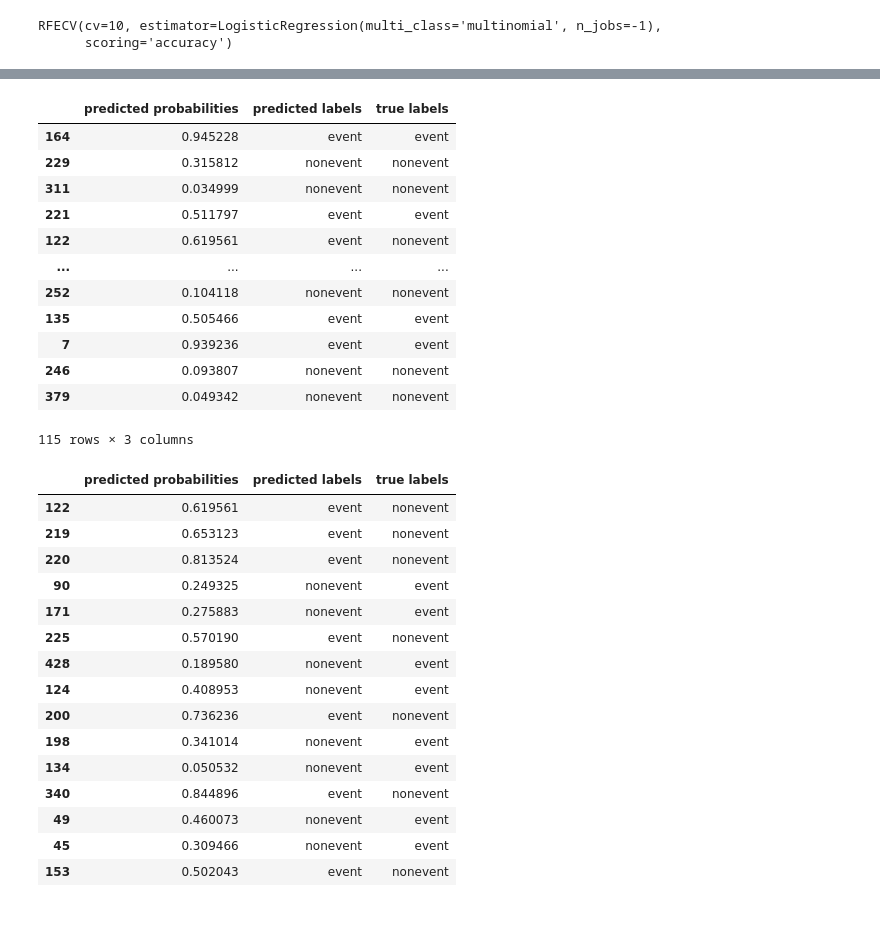
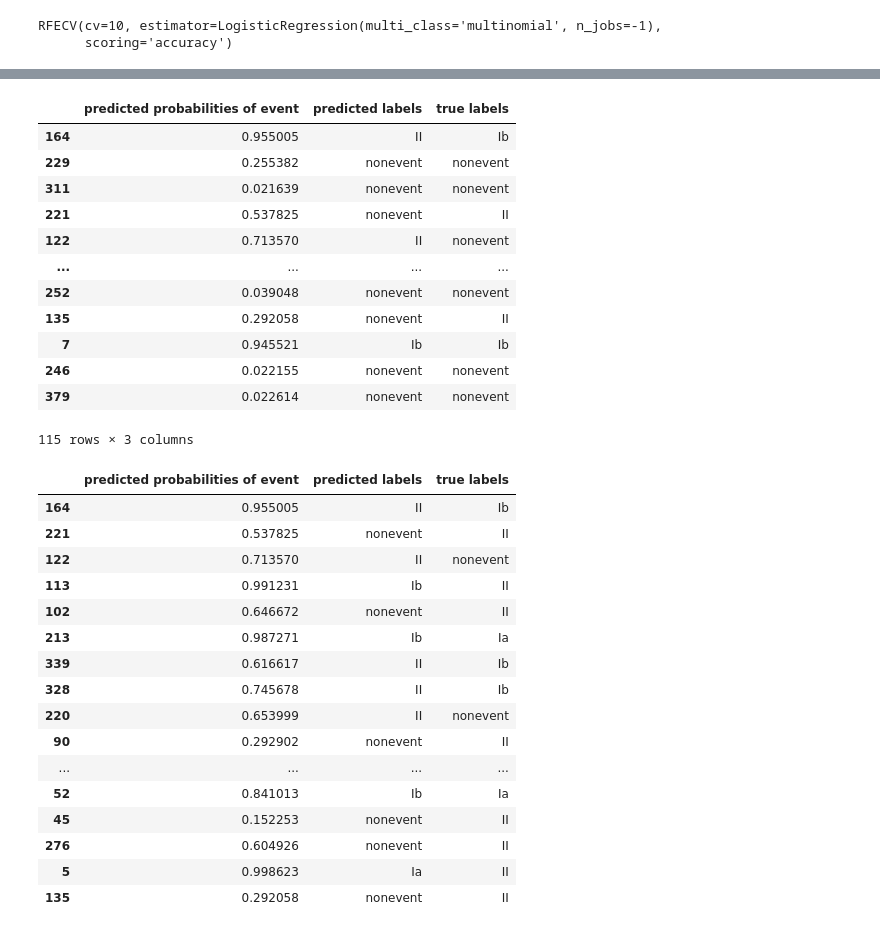
Before and after one commit to sainioan/term_project_134, a Jupyter notebook: logistic_classifier.ipynb, the cells around one changed output, grey strips where cells are left out. Cells and saved outputs as stored; diff of their text form; code cells hidden in the pictures.

```diff
--- a/logistic_classifier.ipynb
+++ b/logistic_classifier.ipynb
@@ -6,16 +6,16 @@ import numpy as np
 import matplotlib.pyplot as plt
 from sklearn.model_selection import train_test_split
 from sklearn.linear_model import LogisticRegression
-from sklearn.metrics import plot_confusion_matrix
+from sklearn.metrics import plot_confusion_matrix, log_loss
 from sklearn.feature_selection import RFECV
 from sklearn.model_selection import RandomizedSearchCV
 import random
-import math
+
 
 random.seed(123)
 
 df = pd.read_csv('utils/C_npf_train.csv')
-Y = df['class2']
+Y = df['class4']
 df = df.drop(['class4', 'class2'], axis=1)
 x_train, x_test, y_train, y_test = train_test_split(df, Y, test_size=0.25, random_state=0)
 # %% [markdown]
@@ -102,41 +102,43 @@ perplecity 2.6139033774527154
 # %%
 res_df = pd.DataFrame({
-  "predicted probabilities": logReg_param.predict_proba(x_testfe)[:,0],
+  "predicted probabilities of event": 1 - logReg_param.predict_proba(x_testfe)[:,3],
   "predicted labels" : logReg_param.predict(x_testfe),
-  "true labels" :y_testfe
+  "true labels" : y_testfe
 })
 res_df
 # %% [output]
-|  | predicted probabilities | predicted labels | true labels |
-| 164 | 0.945228 | event | event |
-| 229 | 0.315812 | nonevent | nonevent |
-| 311 | 0.034999 | nonevent | nonevent |
-| 221 | 0.511797 | event | event |
-| 122 | 0.619561 | event | nonevent |
+|  | predicted probabilities of event | predicted labels | true labels |
+| 164 | 0.955005 | II | Ib |
+| 229 | 0.255382 | nonevent | nonevent |
+| 311 | 0.021639 | nonevent | nonevent |
+| 221 | 0.537825 | nonevent | II |
+| 122 | 0.713570 | II | nonevent |
 | ... | ... | ... | ... |
-| 252 | 0.104118 | nonevent | nonevent |
-| 135 | 0.505466 | event | event |
-| 7 | 0.939236 | event | event |
-| 246 | 0.093807 | nonevent | nonevent |
-| 379 | 0.049342 | nonevent | nonevent |
+| 252 | 0.039048 | nonevent | nonevent |
+| 135 | 0.292058 | nonevent | II |
+| 7 | 0.945521 | Ib | Ib |
+| 246 | 0.022155 | nonevent | nonevent |
+| 379 | 0.022614 | nonevent | nonevent |
 115 rows × 3 columns
 # %%
 #false cases
-res_df[res_df["predicted labels"] != res_df["true labels"]]
+res_df = res_df[res_df["predicted labels"] != res_df["true labels"]]
+res_df
 # %% [output]
-|  | predicted probabilities | predicted labels | true labels |
-| 122 | 0.619561 | event | nonevent |
-| 219 | 0.653123 | event | nonevent |
-| 220 | 0.813524 | event | nonevent |
-| 90 | 0.249325 | nonevent | event |
-| 171 | 0.275883 | nonevent | event |
-| 225 | 0.570190 | event | nonevent |
-| 428 | 0.189580 | nonevent | event |
-| 124 | 0.408953 | nonevent | event |
-| 200 | 0.736236 | event | nonevent |
-| 198 | 0.341014 | nonevent | event |
-| 134 | 0.050532 | nonevent | event |
-| 340 | 0.844896 | event | nonevent |
-| 49 | 0.460073 | nonevent | event |
-| 45 | 0.309466 | nonevent | event |
-| 153 | 0.502043 | event | nonevent |
+|  | predicted probabilities of event | predicted labels | true labels |
+| 164 | 0.955005 | II | Ib |
+| 221 | 0.537825 | nonevent | II |
+| 122 | 0.713570 | II | nonevent |
+| 113 | 0.991231 | Ib | II |
+| 102 | 0.646672 | nonevent | II |
+| 213 | 0.987271 | Ib | Ia |
+| 339 | 0.616617 | II | Ib |
+| 328 | 0.745678 | II | Ib |
+| 220 | 0.653999 | II | nonevent |
+| 90 | 0.292902 | nonevent | II |
+| ... | ... | ... | ... |
+| 52 | 0.841013 | Ib | Ia |
+| 45 | 0.152253 | nonevent | II |
+| 276 | 0.604926 | nonevent | II |
+| 5 | 0.998623 | Ia | II |
+| 135 | 0.292058 | nonevent | II |
```
Also changed, not shown: parts of 4 cells of this notebook.
